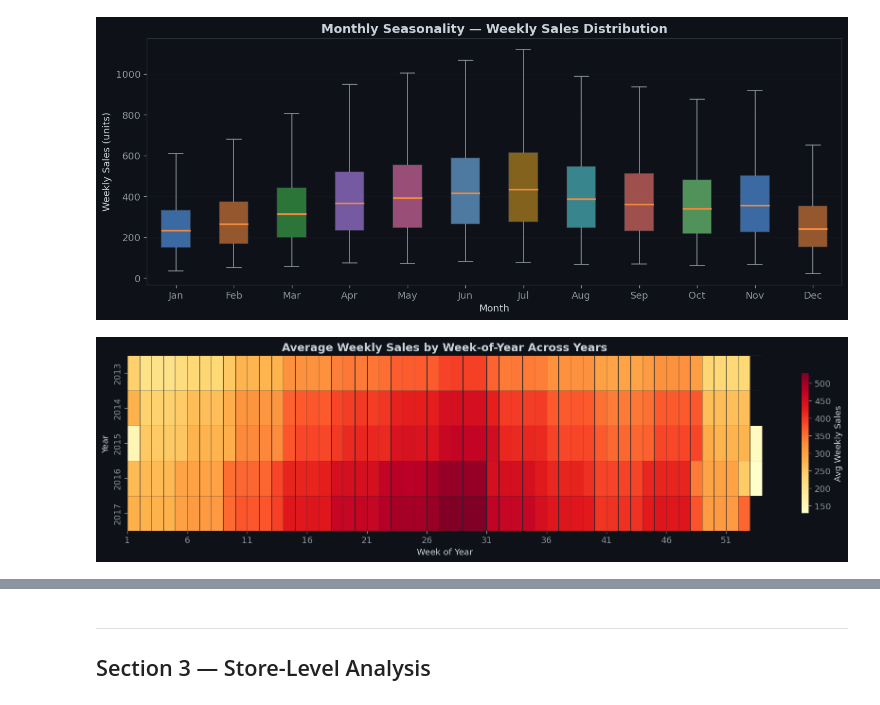
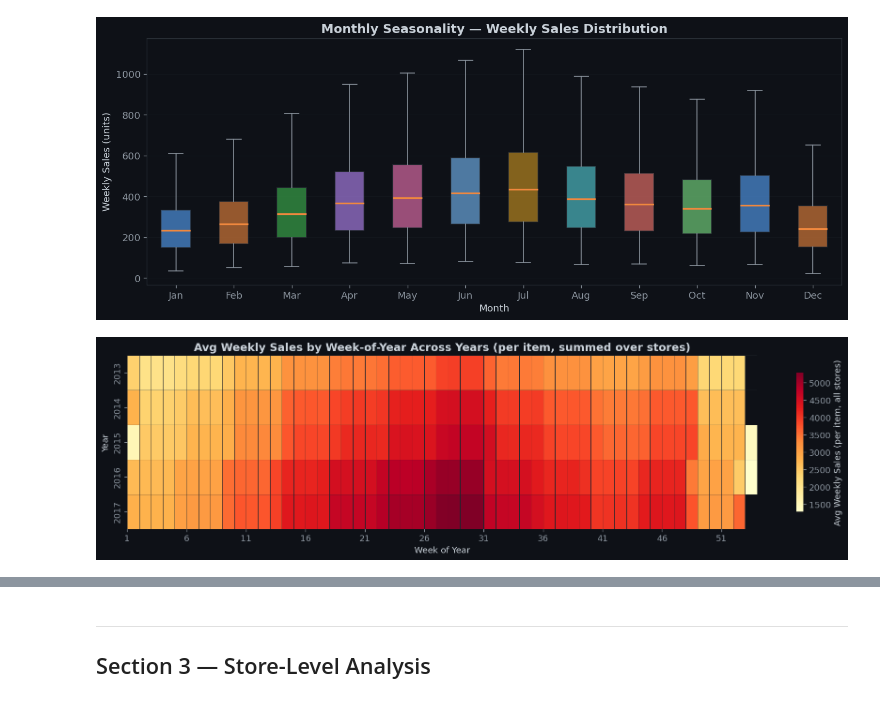
Before and after one commit to AhmedMohamady1/ecommerce-demand-forecasting, a Jupyter notebook: notebooks/01_eda.ipynb, the cells around one changed output, grey strips where cells are left out. Saved outputs shown, nothing was run; the diff lists cells and outputs as text; code cells hidden in the pictures.

```diff
--- a/notebooks/01_eda.ipynb
+++ b/notebooks/01_eda.ipynb
@@ -182,21 +182,25 @@ plt.show()
 # %% [output]
 [figure]
 # %%
-# 2c. Week-of-year heatmap — average weekly sales by week_of_year across years
-pivot = df_weekly.groupby(['year', 'week_of_year'])['weekly_sales'].mean().reset_index()
+# 2c. Week-of-year heatmap — avg weekly sales (sum across stores per item, then avg across items)
+# Step 1: sum across stores for each (item, year, week_of_year)
+item_week_totals = df_weekly.groupby(['item', 'year', 'week_of_year'])['weekly_sales'].sum().reset_index()
+# Step 2: average across items for each (year, week_of_year)
+pivot = item_week_totals.groupby(['year', 'week_of_year'])['weekly_sales'].mean().reset_index()
 pivot_table = pivot.pivot(index='year', columns='week_of_year', values='weekly_sales')
 
 fig, ax = plt.subplots(figsize=(18, 4))
 sns.heatmap(
     pivot_table, ax=ax, cmap='YlOrRd', linewidths=0.3, linecolor='#21262d',
-    cbar_kws={'label': 'Avg Weekly Sales', 'shrink': 0.8}
+    cbar_kws={'label': 'Avg Weekly Sales (per item, all stores)', 'shrink': 0.8}
 )
-ax.set(title='Average Weekly Sales by Week-of-Year Across Years', xlabel='Week of Year', ylabel='Year')
+ax.set(title='Avg Weekly Sales by Week-of-Year Across Years (per item, summed over stores)',
+       xlabel='Week of Year', ylabel='Year')
 # Show every 5th week label
 xticks = [i for i in range(0, pivot_table.shape[1], 5)]
 ax.set_xticks(xticks)
 ax.set_xticklabels([pivot_table.columns[i] for i in xticks], rotation=0)
 save(fig, '2c_week_of_year_heatmap.png')
 plt.show()
 # %% [output]
-[figure, old version]
+[figure, new version]
```
Also changed, not shown: parts of 4 cells of this notebook, 10 other files.
